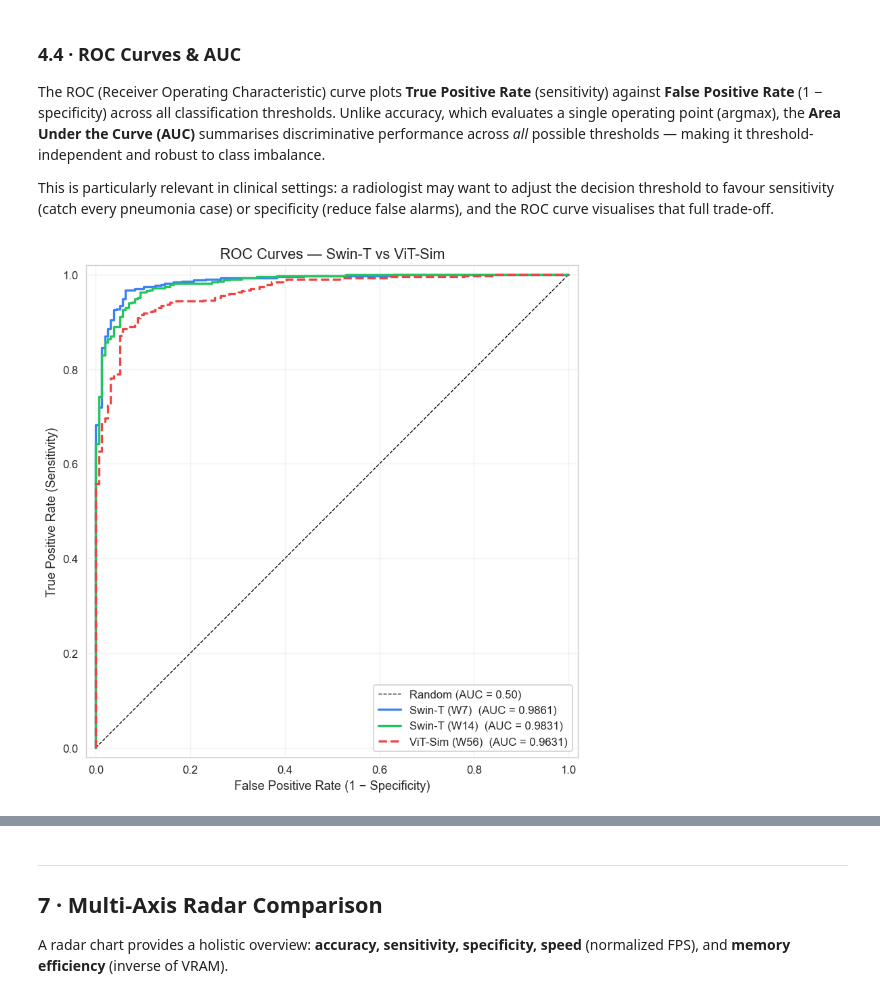
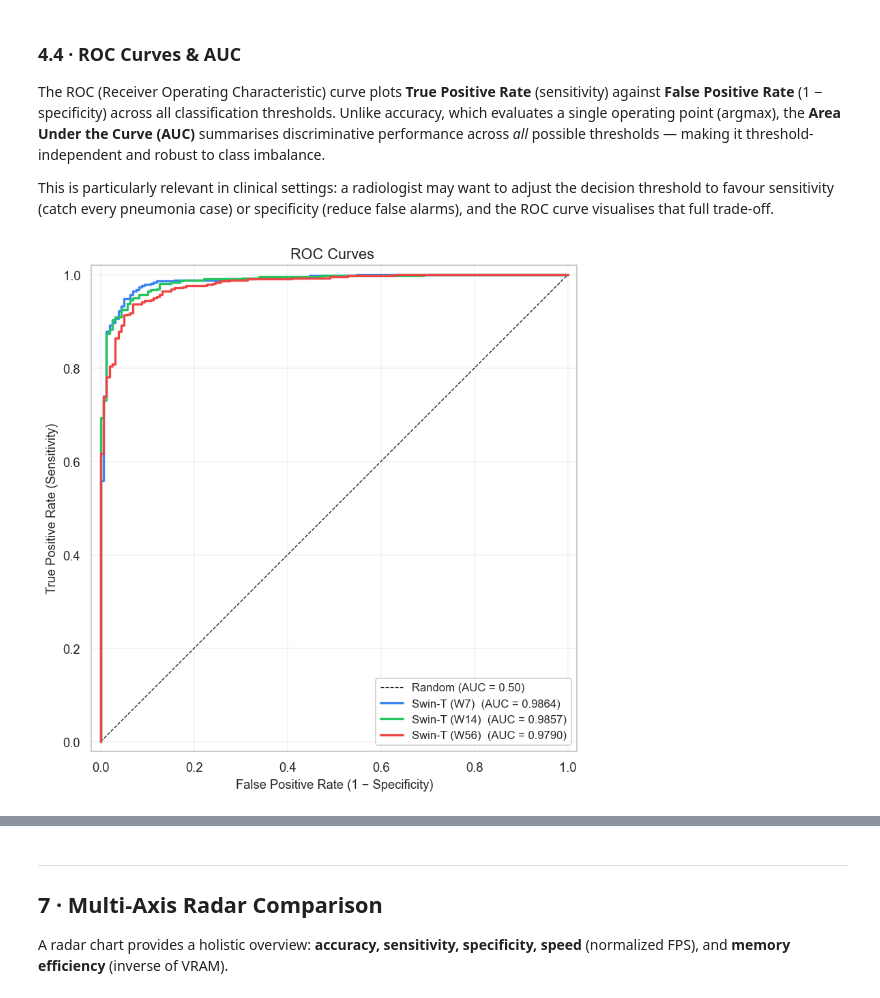
Before and after one commit to ma3ti/Swin-transformer-ChestXray, a Jupyter notebook: finetune/swin_cv_report.ipynb, the cells around one changed output, grey strips where cells are left out. Drawn from its saved outputs; the diff is of its cells as text; code cells hidden in the pictures.

```diff
--- a/finetune/swin_cv_report.ipynb
+++ b/finetune/swin_cv_report.ipynb
@@ -102,20 +104,20 @@ IMAGE_DIR = "./Images/"
 MODEL_CONFIGS = {
     "Swin-T (W7)": {
         "cfg": "../configs/swin/chest_xray_finetune.yaml",
-        "ckpt": "results/swin/swin7.pth",
-        "log": "results/swin/log_rank0.txt",
+        "ckpt": "output/swin_w7/swin7.pth",
+        "log": "output/swin_w7/log_rank0.txt",
         "color": "#3b82f6",
     },
     "Swin-T (W14)": {
         "cfg": "../configs/swin/chest_xray_finetune14.yaml",
-        "ckpt": "results/swin14/swin14.pth",
-        "log": "results/swin14/log_rank0.txt",
+        "ckpt": "output/swin_w14/swin14.pth",
+        "log": "output/swin_w14/log_rank0.txt",
         "color": "#22c55e",
     },
-    "ViT-Sim (W56)": {
+    "Swin-T (W56)": {
         "cfg": "../configs/swin/chest_xray_vit.yaml",
-        "ckpt": "results/vit/vit.pth",
-        "log": "results/vit/log_rank0.txt",
+        "ckpt": "output/swin_w56/swin56.pth",
+        "log": "output/swin_w56/log_rank0.txt",
         "color": "#ef4444",
     },
 }
@@ -392,7 +390,7 @@ fig, axes = plt.subplots(1, len(results), figsize=(7 * len(results), 6))
 if len(results) == 1:
     axes = [axes]
 
-cmaps = {"Swin-T (W7)": "Blues", "Swin-T (W14)": "Greens", "ViT-Sim (W56)": "Reds"}
+cmaps = {"Swin-T (W7)": "Blues", "Swin-T (W14)": "Greens", "Swin-T (W56)": "Reds"}
 
 for ax, (name, r) in zip(axes, results.items()):
     sns.heatmap(
@@ -483,27 +481,27 @@ This is particularly relevant in clinical settings: a radiologist may want to ad
 # %%
 fig, ax = plt.subplots(figsize=(8, 7))
 
 # Diagonal (random classifier)
 ax.plot([0, 1], [0, 1], "k--", linewidth=0.8, label="Random (AUC = 0.50)")
 
 for name, r in results.items():
     fpr, tpr, _ = roc_curve(r["targets"], r["probs"])
     roc_auc = auc(fpr, tpr)
-    ls = "--" if "ViT" in name else "-"
+    ls = "-"
     ax.plot(fpr, tpr, ls, linewidth=2, label=f"{name}  (AUC = {roc_auc:.4f})",
             color=MODEL_CONFIGS[name]["color"])
 
 ax.set_xlabel("False Positive Rate (1 − Specificity)")
 ax.set_ylabel("True Positive Rate (Sensitivity)")
-ax.set_title("ROC Curves — Swin-T vs ViT-Sim")
+ax.set_title("ROC Curves ")
 ax.legend(loc="lower right", framealpha=0.9)
 ax.set_xlim(-0.02, 1.02)
 ax.set_ylim(-0.02, 1.02)
 ax.set_aspect("equal")
 ax.grid(True, alpha=0.25)
 
 fig.tight_layout()
-fig.savefig("roc_curves.png", bbox_inches="tight")
+fig.savefig(IMAGE_DIR + "roc_curves.png", bbox_inches="tight")
 plt.show()
 # %% [output]
-[figure, old version]
+[figure, new version]
```
Also changed, not shown: parts of 24 cells of this notebook, 18 other files.
